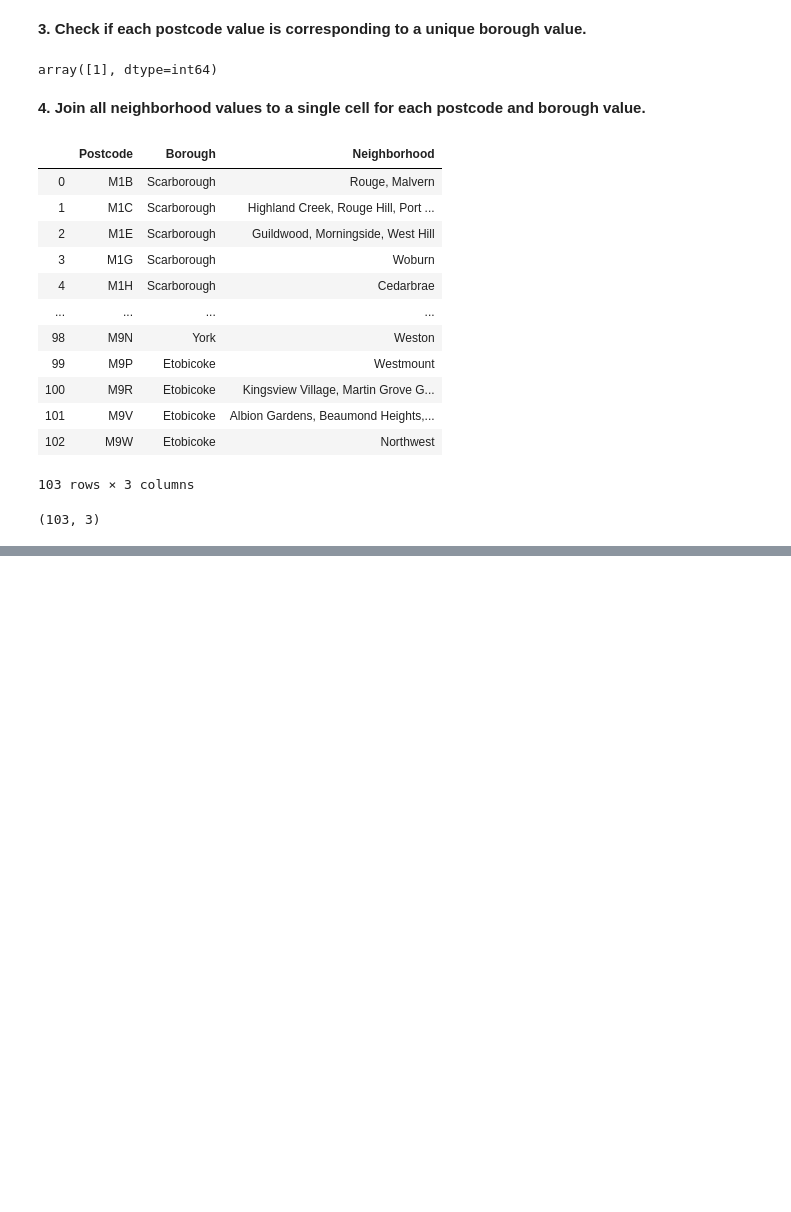
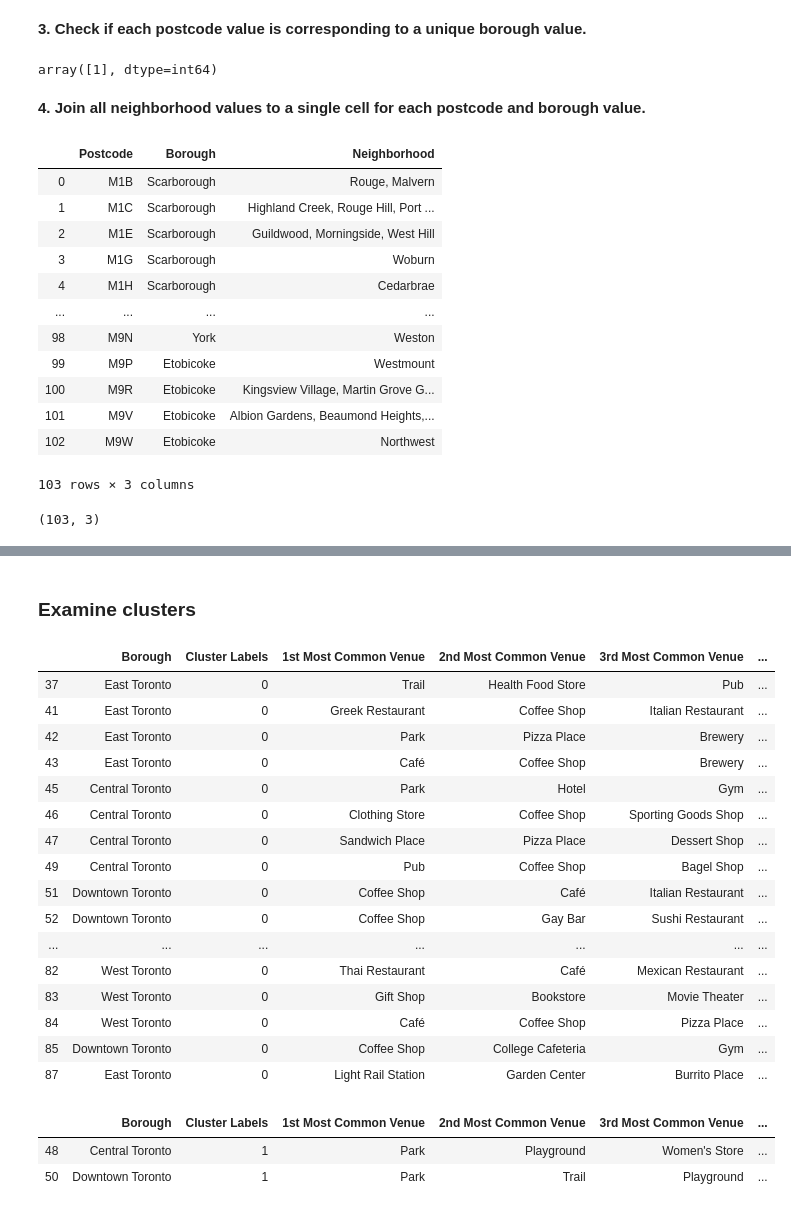
Before and after one commit to RuolinF/Coursera_Capstone, a Jupyter notebook: Coursera_Capstone Week3 Assignment.ipynb, the cells around one changed output, grey strips where cells are left out. Drawn from its saved outputs; the diff is of its cells as text; code cells hidden in the pictures; blank space fills up the shorter version.

```diff
--- a/Coursera_Capstone Week3 Assignment.ipynb
+++ b/Coursera_Capstone Week3 Assignment.ipynb
@@ -192,0 +495,12 @@ df_grouped.shape
+# %%
+num_top_venues = 5
+
+for hood in toronto_grouped['Neighborhood']:
+    print("----"+hood+"----")
+    temp = toronto_grouped[toronto_grouped['Neighborhood'] == hood].T.reset_index()
+    temp.columns = ['venue','freq']
+    temp = temp.iloc[1:]
+    temp['freq'] = temp['freq'].astype(float)
+    temp = temp.round({'freq': 2})
+    print(temp.sort_values('freq', ascending=False).reset_index(drop=True).head(num_top_venues))
+    print('\n')
@@ -192,0 +527,6 @@ df_grouped.shape
+# %%
+def return_most_common_venues(row, num_top_venues):
+    row_categories = row.iloc[1:]
+    row_categories_sorted = row_categories.sort_values(ascending=False)
+
+    return row_categories_sorted.index.values[0:num_top_venues]
@@ -192,0 +563,11 @@ df_grouped.shape
+# %%
+# set number of clusters
+kclusters = 8
+
+toronto_grouped_clustering = toronto_grouped.drop('Neighborhood', 1)
+
+# run k-means clustering
+kmeans = KMeans(n_clusters=kclusters, random_state=0).fit(toronto_grouped_clustering)
+
+# check cluster labels generated for each row in the dataframe
+kmeans.labels_
@@ -192,0 +577,13 @@ df_grouped.shape
+# %%
+# add clustering labels
+if neighborhoods_venues_sorted.columns[0] == 'Cluster Labels':
+    neighborhoods_venues_sorted[['Cluster Labels']] = kmeans.labels_
+else:
+    neighborhoods_venues_sorted.insert(0, 'Cluster Labels', kmeans.labels_)
+
+toronto_merged = neighborhoods
+
+# merge toronto_grouped with toronto_data to add latitude/longitude for each neighborhood
+toronto_merged = toronto_merged.join(neighborhoods_venues_sorted.set_index('Neighborhood'), on='Neighborhood')
+
+toronto_merged.head() # check the last columns!
@@ -192,0 +623,28 @@ df_grouped.shape
+# %% [markdown]
+### Examine clusters
+# %%
+toronto_merged.loc[toronto_merged['Cluster Labels'] == 0, toronto_merged.columns[[1] + list(range(5, toronto_merged.shape[1]))]]
+# %% [output]
+|  | Borough | Cluster Labels | 1st Most Common Venue | 2nd Most Common Venue | 3rd Most Common Venue | ... |
+| 37 | East Toronto | 0 | Trail | Health Food Store | Pub | ... |
+| 41 | East Toronto | 0 | Greek Restaurant | Coffee Shop | Italian Restaurant | ... |
+| 42 | East Toronto | 0 | Park | Pizza Place | Brewery | ... |
+| 43 | East Toronto | 0 | Café | Coffee Shop | Brewery | ... |
+| 45 | Central Toronto | 0 | Park | Hotel | Gym | ... |
+| 46 | Central Toronto | 0 | Clothing Store | Coffee Shop | Sporting Goods Shop | ... |
+| 47 | Central Toronto | 0 | Sandwich Place | Pizza Place | Dessert Shop | ... |
+| 49 | Central Toronto | 0 | Pub | Coffee Shop | Bagel Shop | ... |
+| 51 | Downtown Toronto | 0 | Coffee Shop | Café | Italian Restaurant | ... |
+| 52 | Downtown Toronto | 0 | Coffee Shop | Gay Bar | Sushi Restaurant | ... |
+| ... | ... | ... | ... | ... | ... | ... |
+| 82 | West Toronto | 0 | Thai Restaurant | Café | Mexican Restaurant | ... |
+| 83 | West Toronto | 0 | Gift Shop | Bookstore | Movie Theater | ... |
+| 84 | West Toronto | 0 | Café | Coffee Shop | Pizza Place | ... |
+| 85 | Downtown Toronto | 0 | Coffee Shop | College Cafeteria | Gym | ... |
+| 87 | East Toronto | 0 | Light Rail Station | Garden Center | Burrito Place | ... |
+# %%
+toronto_merged.loc[toronto_merged['Cluster Labels'] == 1, toronto_merged.columns[[1] + list(range(5, toronto_merged.shape[1]))]]
+# %% [output]
+|  | Borough | Cluster Labels | 1st Most Common Venue | 2nd Most Common Venue | 3rd Most Common Venue | ... |
+| 48 | Central Toronto | 1 | Park | Playground | Women's Store | ... |
+| 50 | Downtown Toronto | 1 | Park | Trail | Playground | ... |
```
Also changed, not shown: parts of 41 cells of this notebook.
